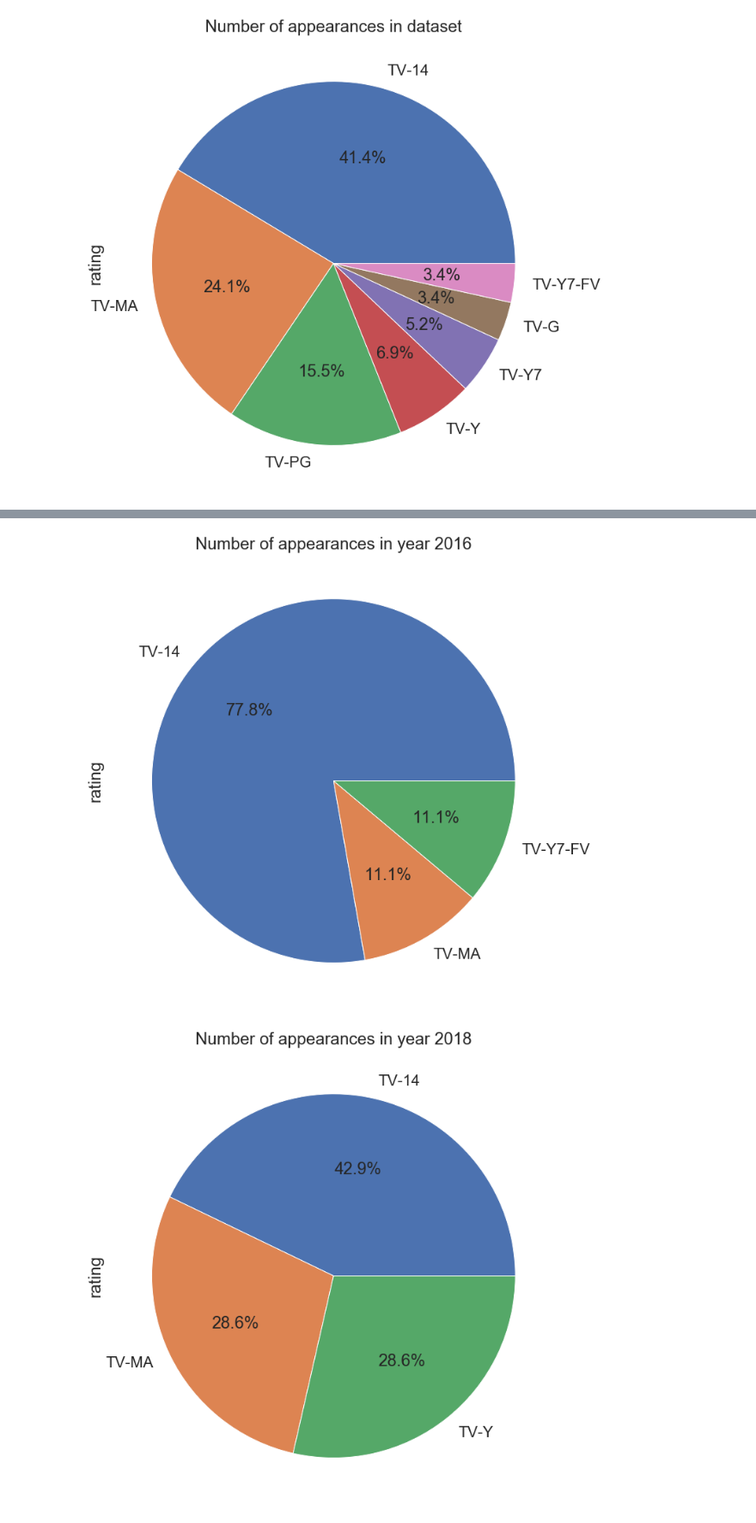
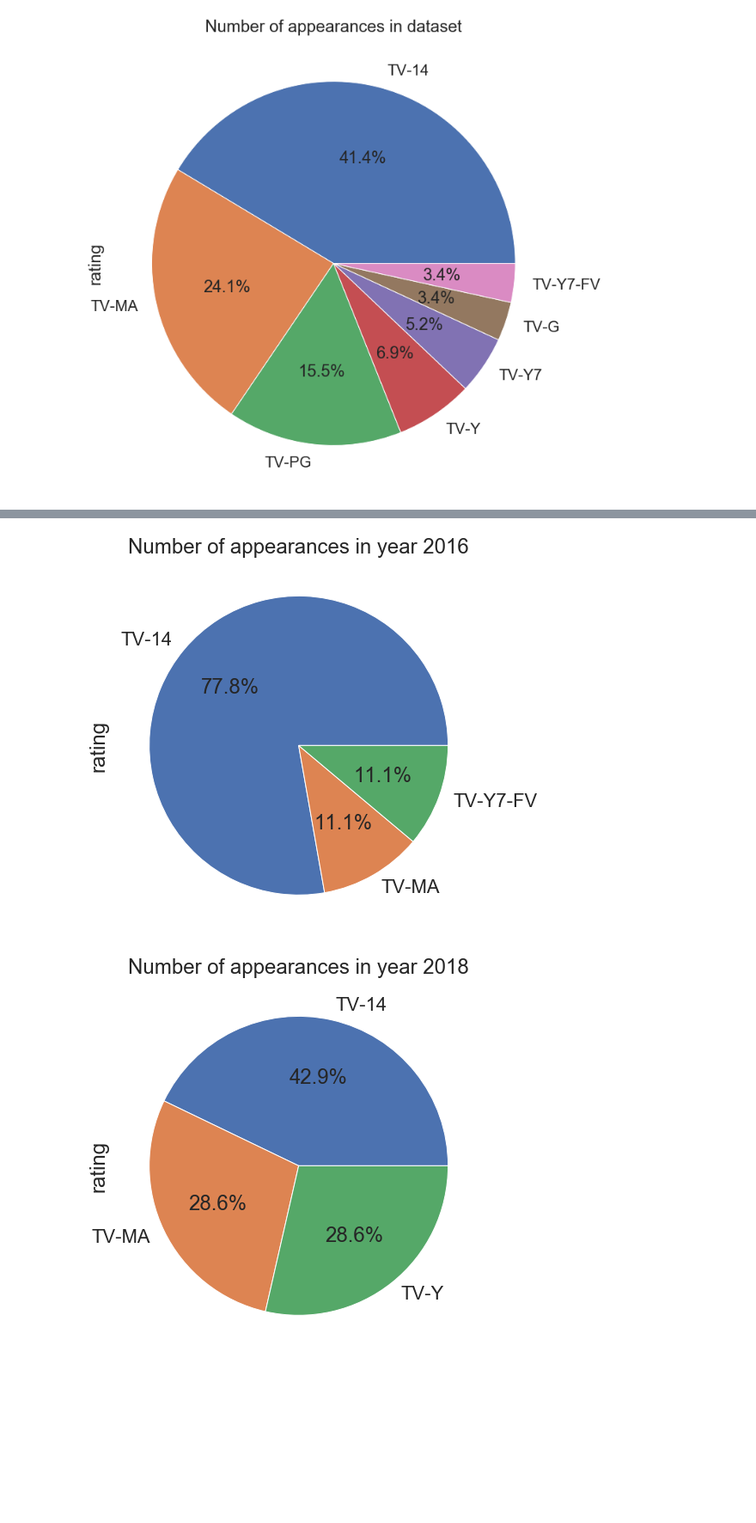
Before and after one commit to AmeerYHassan/Video-Streaming-Analysis, a Jupyter notebook: Graphs/Vaish_code.ipynb, the cells around one changed output, grey strips where cells are left out. Shown at 86% size. Saved outputs shown, nothing was run; the diff lists cells and outputs as text; code cells hidden in the pictures; blank space fills up the shorter version.

```diff
--- a/Graphs/Vaish_code.ipynb
+++ b/Graphs/Vaish_code.ipynb
@@ -82,14 +76,14 @@ plt.show()
 # %%
-plt.figure(figsize=(12,12))
+plt.figure(figsize=(8,8))
 df3.rating.value_counts().plot(kind='pie',autopct='%1.1f%%')
 plt.title('Number of appearances in year 2016')
 plt.show()
 
-plt.figure(figsize=(12,12))
+plt.figure(figsize=(8,8))
 df4.rating.value_counts().plot(kind='pie',autopct='%1.1f%%')
 plt.title('Number of appearances in year 2018')
 plt.show()
 # %% [output]
-[figure, old version]
+[figure, new version]
-[figure, old version]
+[figure, new version]
 # %%
```
Also changed, not shown: parts of 7 cells of this notebook.
